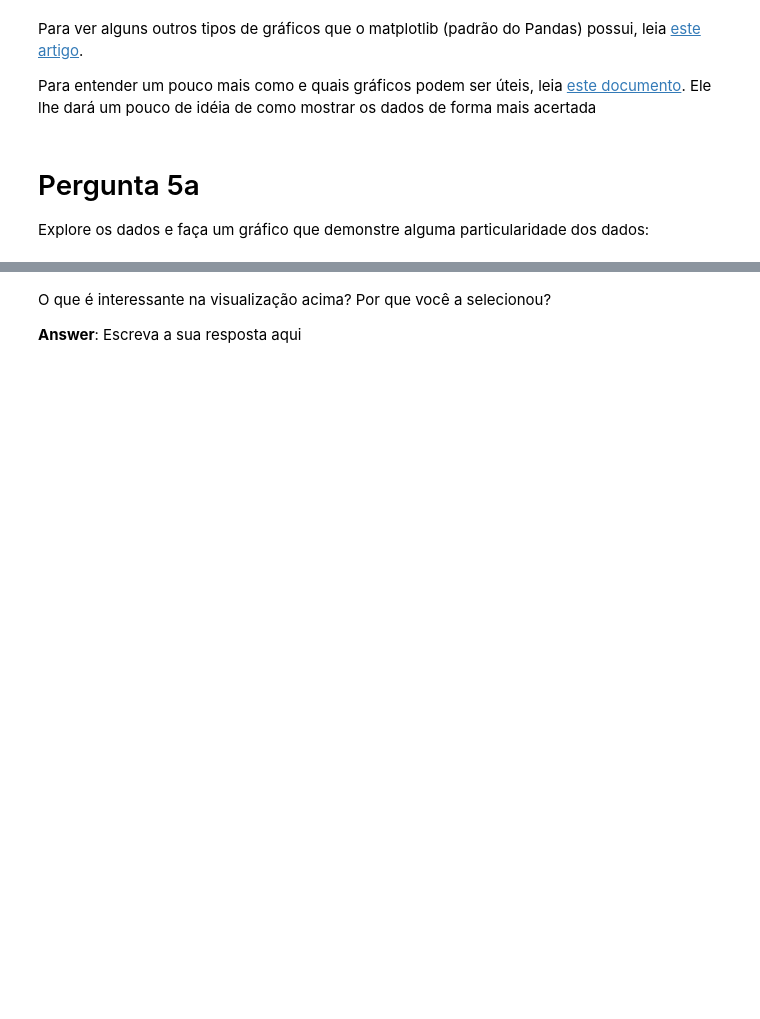
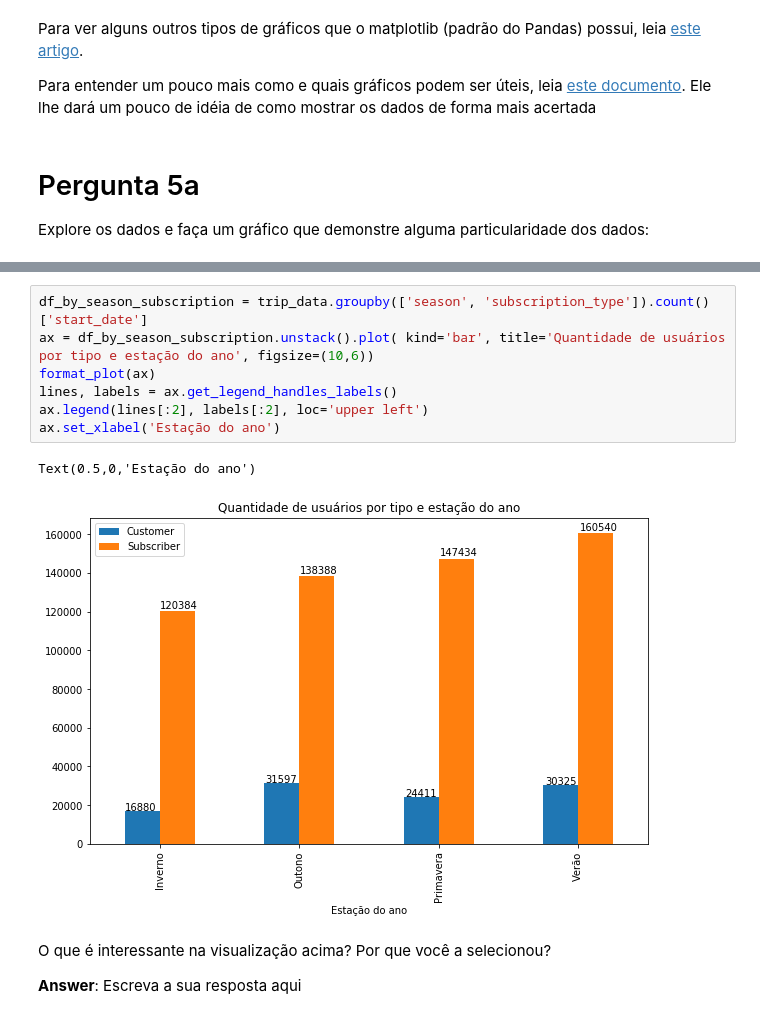
Before and after one commit to resilva87/udacity-datascience-I, a Jupyter notebook: Analise_Bay_Area_Bike_Share-NDFDSI.ipynb, the cells around one changed output, grey strips where cells are left out. Saved outputs shown, nothing was run; the diff lists cells and outputs as text; blank space fills up the shorter version.

```diff
--- a/Analise_Bay_Area_Bike_Share-NDFDSI.ipynb
+++ b/Analise_Bay_Area_Bike_Share-NDFDSI.ipynb
@@ -465,3 +498,13 @@ Explore os dados e faça um gráfico que demonstre alguma particularidade dos da
+# %%
+df_by_season_subscription = trip_data.groupby(['season', 'subscription_type']).count()['start_date']
+ax = df_by_season_subscription.unstack().plot( kind='bar', title='Quantidade de usuários por tipo e estação do ano', figsize=(10,6))
+format_plot(ax)
+lines, labels = ax.get_legend_handles_labels()
+ax.legend(lines[:2], labels[:2], loc='upper left')
+ax.set_xlabel('Estação do ano')
+# %% [output]
+Text(0.5,0,'Estação do ano')
+[figure, added]
 # %% [markdown]
 O que é interessante na visualização acima? Por que você a selecionou?
 
```
Also changed, not shown: parts of 14 cells of this notebook, 1 other file.
